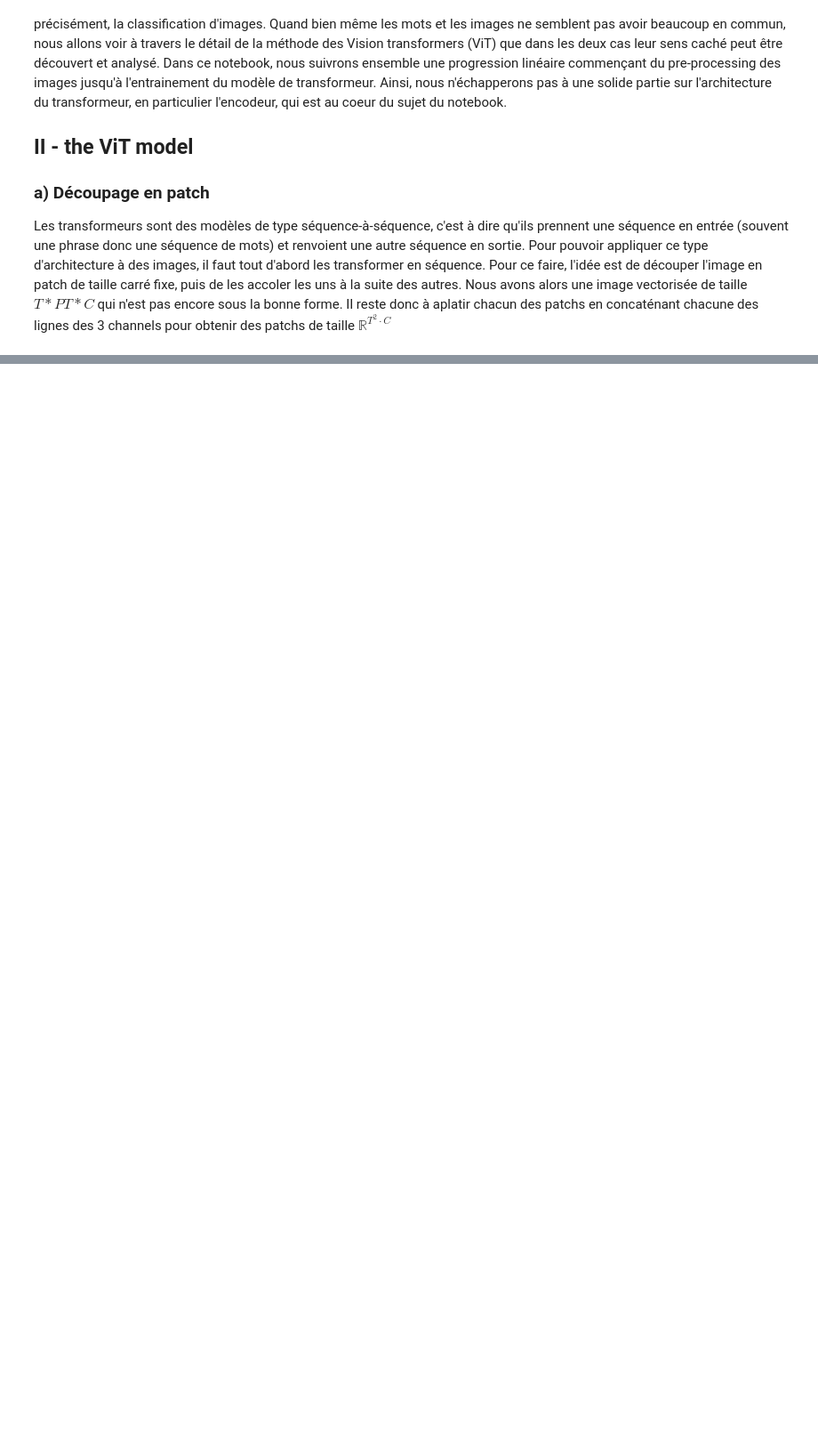
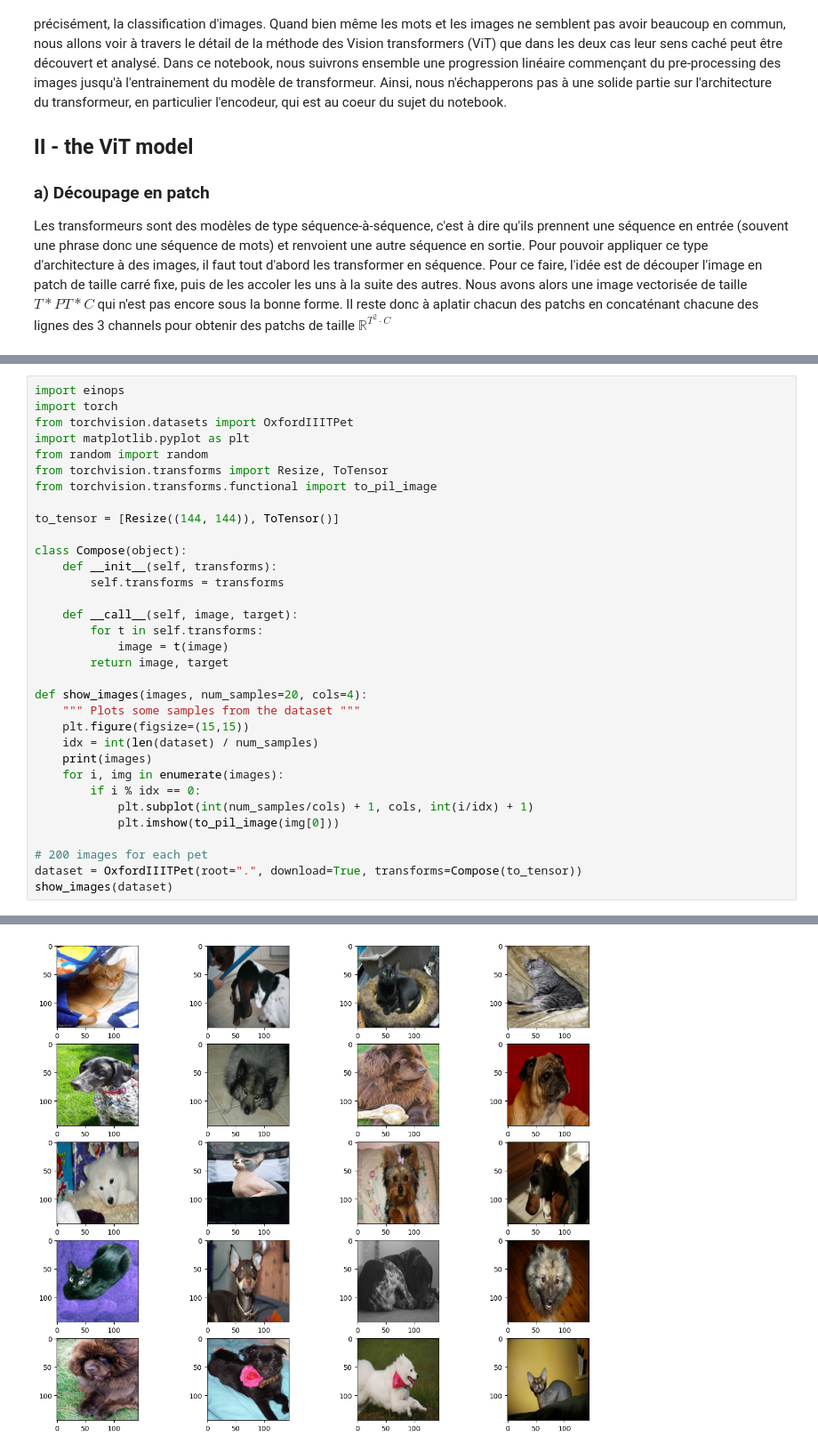
Before and after one commit to blechardoy/notebook_SDD, a Jupyter notebook: Vision_transformers.ipynb, the cells around one changed output, grey strips where cells are left out. Shown at 89% size. Drawn from its saved outputs; the diff is of its cells as text; blank space fills up the shorter version.

```diff
--- a/Vision_transformers.ipynb
+++ b/Vision_transformers.ipynb
@@ -42,0 +45,34 @@ Mais qu'est ce qu'un transformeur exactement ? Nous devons nous plonger dans les
+# %%
+import einops
+import torch
+from torchvision.datasets import OxfordIIITPet
+import matplotlib.pyplot as plt
+from random import random
+from torchvision.transforms import Resize, ToTensor
+from torchvision.transforms.functional import to_pil_image
+
+to_tensor = [Resize((144, 144)), ToTensor()]
+
+class Compose(object):
+    def __init__(self, transforms):
+        self.transforms = transforms
+
+    def __call__(self, image, target):
+        for t in self.transforms:
+            image = t(image)
+        return image, target
+
+def show_images(images, num_samples=20, cols=4):
+    """ Plots some samples from the dataset """
+    plt.figure(figsize=(15,15))
+    idx = int(len(dataset) / num_samples)
+    print(images)
+    for i, img in enumerate(images):
+        if i % idx == 0:
+            plt.subplot(int(num_samples/cols) + 1, cols, int(i/idx) + 1)
+            plt.imshow(to_pil_image(img[0]))
+
+# 200 images for each pet
+dataset = OxfordIIITPet(root=".", download=True, transforms=Compose(to_tensor))
+show_images(dataset)
+# %% [output]
@@ -42,0 +87 @@ Mais qu'est ce qu'un transformeur exactement ? Nous devons nous plonger dans les
+[figure, added]
```
Also changed, not shown: parts of 8 cells of this notebook.
